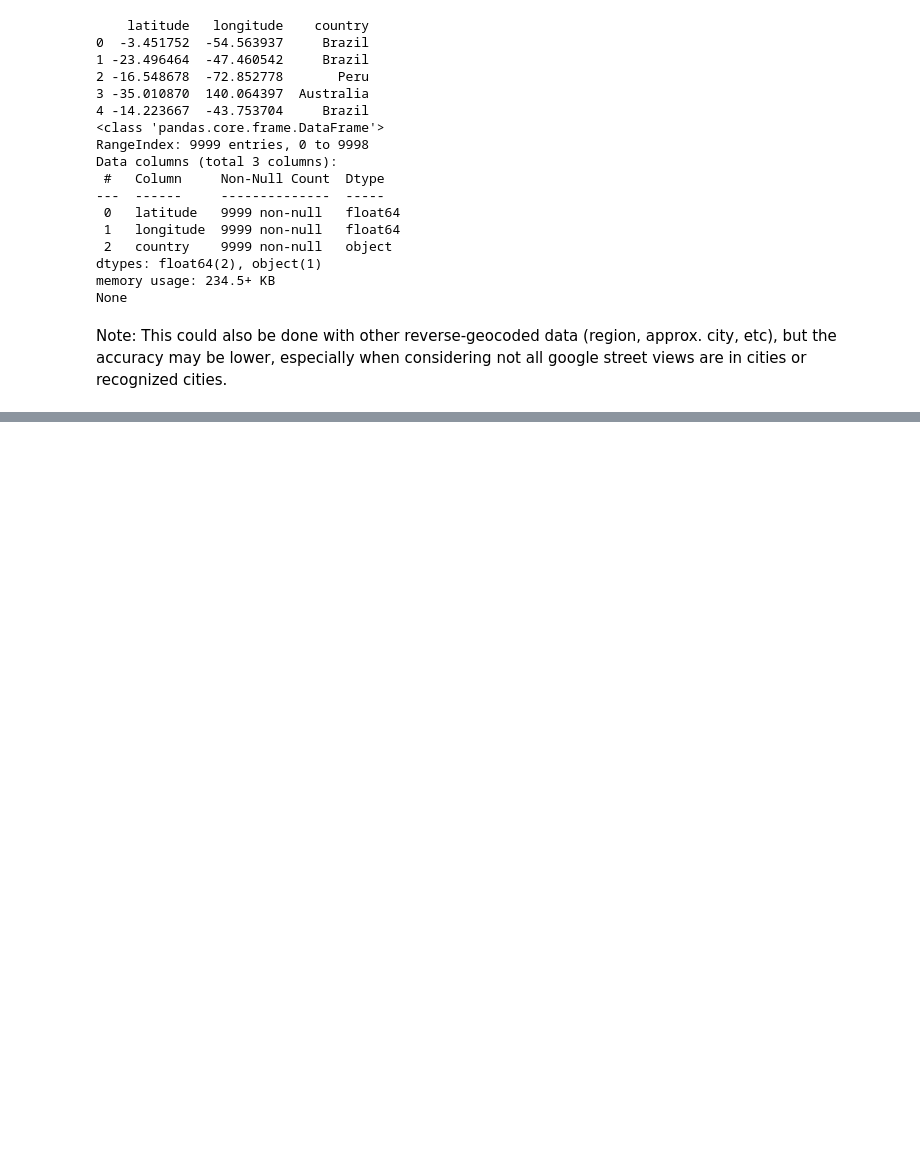
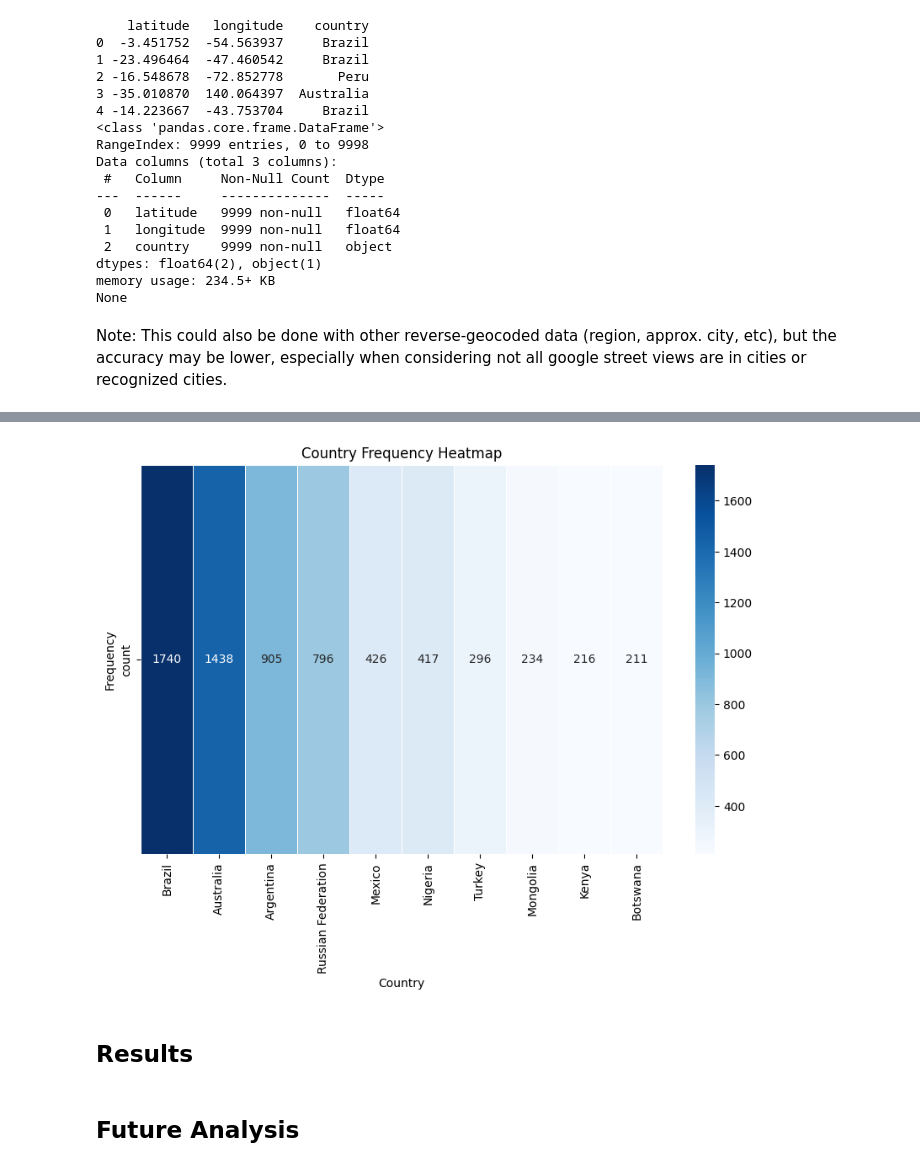
Before and after one commit to MasonMines2006/forge-labs-DS-challenge, a Jupyter notebook: internals/data-reading.ipynb, the cells around one changed output, grey strips where cells are left out. Drawn from its saved outputs; the diff is of its cells as text; code cells hidden in the pictures; blank space fills up the shorter version.

```diff
--- a/internals/data-reading.ipynb
+++ b/internals/data-reading.ipynb
@@ -198,0 +202,3 @@ By analyzing the frequency of locations
+# %%
+countries_frequency = df['country'].value_counts()
+print(countries_frequency)
@@ -198,0 +219,32 @@ By analyzing the frequency of locations
+# %%
+import seaborn as sns
+
+
+def graph_heatmap(limit = 5):
+
+    # Count the frequency of each country
+    countries_frequency = df['country'].value_counts().head(limit)
+
+    # Reshape the frequency data to a 2D matrix (for visualization)
+    # Create a DataFrame with countries as rows and 'frequency' as values
+    frequency_matrix = countries_frequency.to_frame().T  # Make it a single-row DataFrame for heatmap
+
+    # Plot the heatmap
+    plt.figure(figsize=(10, 6))
+    sns.heatmap(frequency_matrix, annot=True, cmap='Blues', cbar=True, fmt='d', linewidths=0.5)
+
+    # Add labels and title
+    plt.xlabel('Country')
+    plt.ylabel('Frequency')
+    plt.title('Country Frequency Heatmap')
+
+    # Display the plot
+    plt.show()
+
+graph_heatmap(10)
+# %% [output]
+[figure, added]
+# %% [markdown]
+## Results
+# %% [markdown]
+## Future Analysis
```
Also changed, not shown: parts of 9 cells of this notebook.
